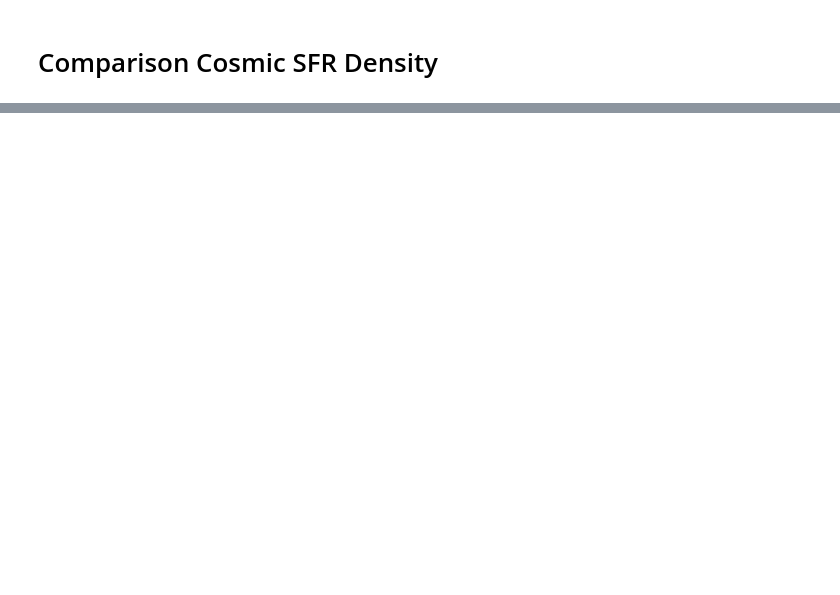
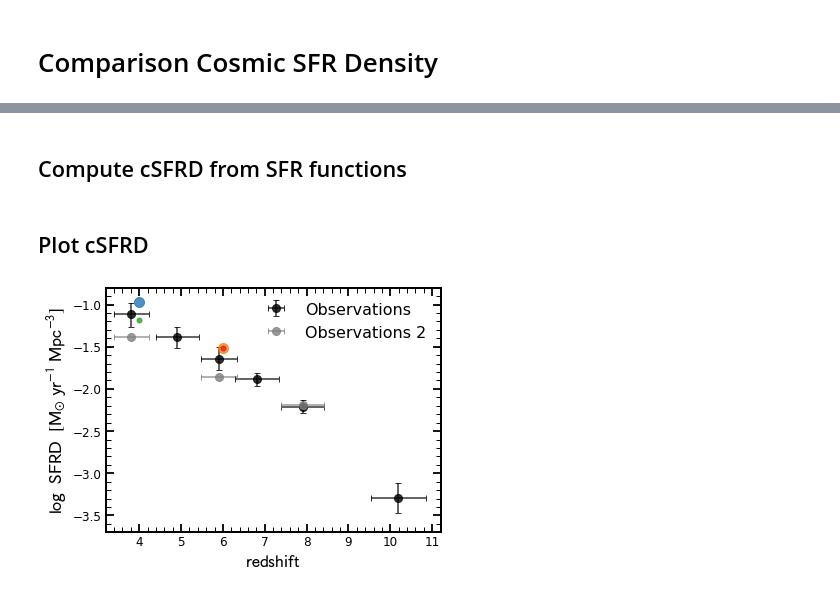
Before and after one commit to stacchella/halo_model, a Jupyter notebook: scripts/Comparison_UV_Observables.ipynb, the cells around one changed output, grey strips where cells are left out. Saved outputs shown, nothing was run; the diff lists cells and outputs as text; code cells hidden in the pictures; blank space fills up the shorter version.

```diff
--- a/scripts/Comparison_UV_Observables.ipynb
+++ b/scripts/Comparison_UV_Observables.ipynb
@@ -616,0 +626,18 @@ add_dust(-17.0, 6.0)
+# %%
+def compute_cSFRD(SP_file_name, SFR_limit_in, volume_box_in):
+    '''
+    Compute cosmic SFR density by counting SFR in individual halos.
+    '''
+    cat_SP = h5py.File(SP_file_name, 'r')
+    SFR_list = np.median(cat_SP['SFH/SFH_SFR'][:, (cat_SP['SFH/SFH_time'][:] >= (cat_SP['SFH/SFH_time'][:][-1]-200.0))], axis=1)
+    idx = (SFR_list >= SFR_limit_in)
+    total_SFR = np.sum(SFR_list[idx])
+    total_SFRD = total_SFR/volume_box_in
+    return(total_SFRD)
+# %%
+cSFRD_model_direct_z4 = compute_cSFRD(path_SP_cat + 'SFH_z4_constant_with_L.hdf5', SFR_limit, volume_box)
+cSFRD_model_direct_z6 = compute_cSFRD(path_SP_cat + 'SFH_z6_constant_with_L.hdf5', SFR_limit, volume_box)
+#cSFRD_model_direct_z8 = compute_cSFRD(path_SP_cat + 'SFH_z8_constant_with_L.hdf5', SFR_limit, volume_box)
+#cSFRD_model_direct_z10 = compute_cSFRD(path_SP_cat + 'SFH_z10_constant_with_L.hdf5', SFR_limit, volume_box)
+# %% [markdown]
+## Compute cSFRD from SFR functions
@@ -617 +667,3 @@ add_dust(-17.0, 6.0)
+# %% [markdown]
+## Plot cSFRD
 # %%
@@ -662,0 +679,27 @@ plt.show()
+# %%
+# make figure
+
+fig, ax = plt.subplots(nrows=1, ncols=1, figsize=(6, 4.5))
+
+# Observations
+ax.errorbar(z_list_obs, cSFRD_obs, xerr=[z_list_obs-z_list_obs_low, z_list_obs_high-z_list_obs], yerr=[cSFRD_obs-cSFRD_obs_low, cSFRD_obs_high-cSFRD_obs], fmt='o', ms=8, capsize=3.0, color='black', alpha=0.8, label='Observations')
+ax.errorbar(z_list_obs[idx_S16], cSFRD_Smit, xerr=[z_list_obs[idx_S16]-z_list_obs_low[idx_S16], z_list_obs_high[idx_S16]-z_list_obs[idx_S16]], fmt='o', ms=8, capsize=3.0, color='gray', alpha=0.8, label='Observations 2')
+
+# Model
+ax.plot(4.0, np.log10(cSFRD_model_direct_z4), 'o', alpha=0.8, ms=10, zorder=10)
+ax.plot(6.0, np.log10(cSFRD_model_direct_z6), 'o', alpha=0.8, ms=10, zorder=10)
+
+ax.plot(4.0, np.log10(cSFRD_model_z4), '.', alpha=0.8, ms=10, zorder=10)
+ax.plot(6.0, np.log10(cSFRD_model_z6), '.', alpha=0.8, ms=10, zorder=10)
+
+ax.set_xlabel(r'$\mathrm{redshift}$', fontsize=18)
+ax.set_ylabel(r'$\log\/\/\/\/\mathrm{SFRD}\/\/\/\/[\mathrm{M_{\odot}}\/\/\mathrm{yr}^{-1}\/\/\mathrm{Mpc}^{-3}]$', fontsize=18)
+
+ax.set_xlim([3.2, 11.2])
+ax.set_ylim([-3.7, -0.8])
+
+plt.legend(frameon=False, fontsize=16)
+plt.savefig(path_figures + 'cSFRD_evolution.pdf', bbox_inches='tight')
+plt.show()
+# %% [output]
+[figure, added]
```
Also changed, not shown: parts of 13 cells of this notebook, 8 other files.
